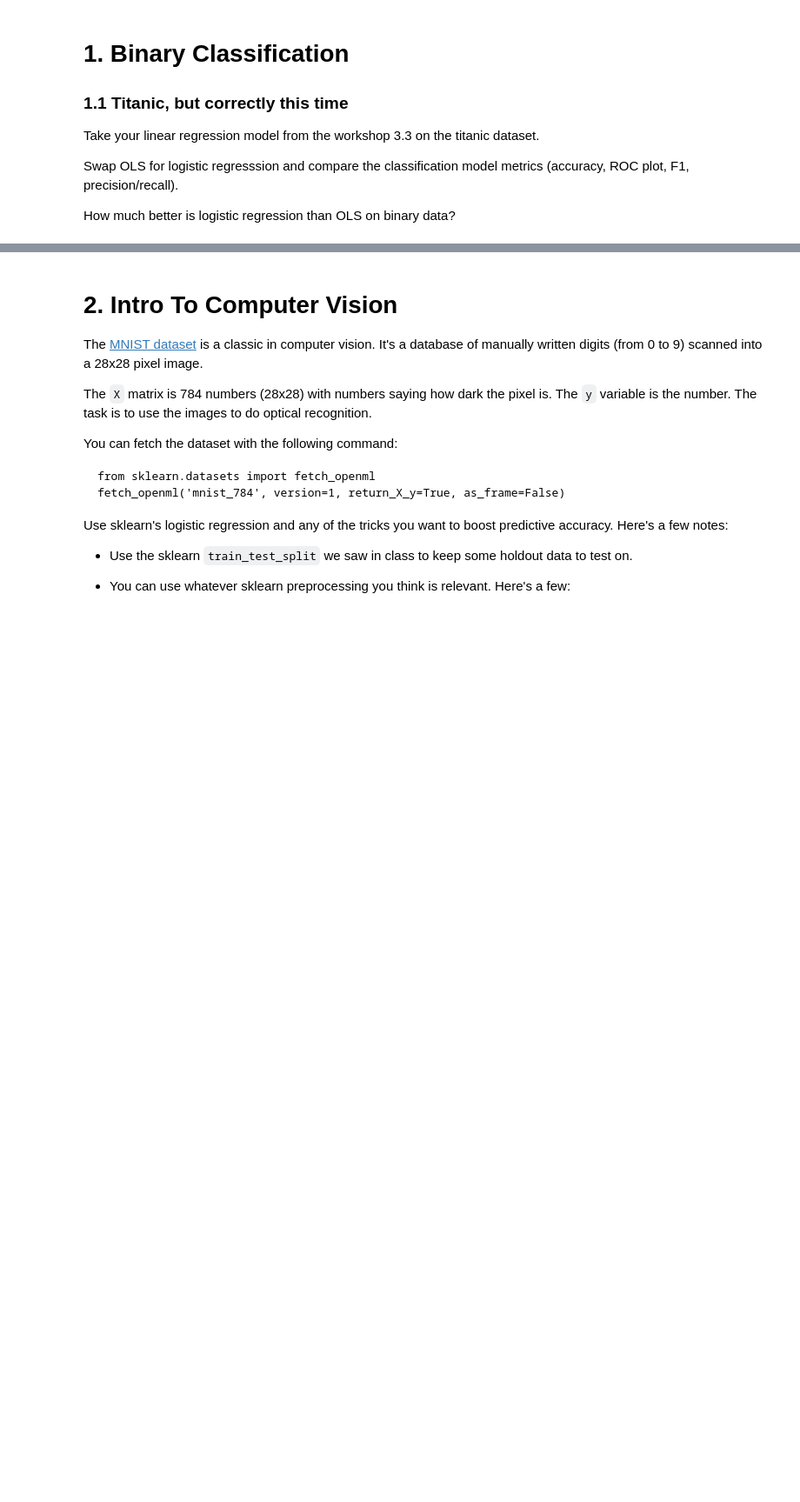
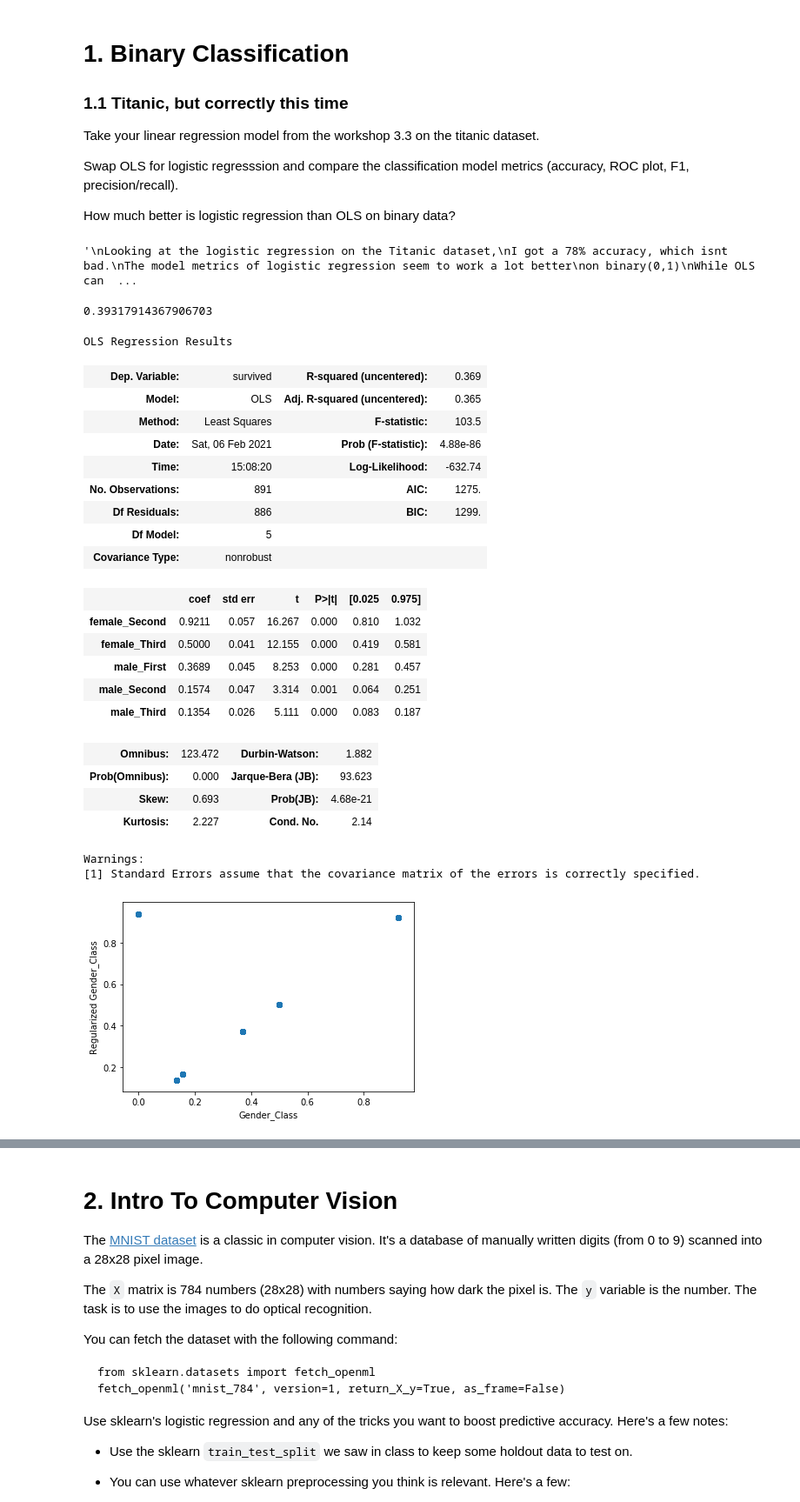
Before and after one commit to cb-ds-1/3-7-glm, a Jupyter notebook: workshop.ipynb, the cells around one changed output, grey strips where cells are left out. Shown at 87% size. Drawn from its saved outputs; the diff is of its cells as text; code cells hidden in the pictures; blank space fills up the shorter version.

```diff
--- a/workshop.ipynb
+++ b/workshop.ipynb
@@ -8,3 +8,15 @@ Take your linear regression model from the workshop 3.3 on the titanic dataset.
 Swap OLS for logistic regresssion and compare the classification model metrics (accuracy, ROC plot, F1, precision/recall).
 
 How much better is logistic regression than OLS on binary data?
+# %%
+"""
+Looking at the logistic regression on the Titanic dataset,
+I got a 78% accuracy, which isnt bad.
+The model metrics of logistic regression seem to work a lot better
+on binary(0,1)
+While OLS can go beyond the binary, Logistic regression fits
+it a lot better, just because it focuses on binary data which my model
+is using with Gender_class.
+"""
+# %% [output]
+'\nLooking at the logistic regression on the Titanic dataset,\nI got a 78% accuracy, which isnt bad.\nThe model metrics of logistic regression seem to work a lot better\non binary(0,1)\nWhile OLS can  ...
@@ -10,0 +33,50 @@ How much better is logistic regression than OLS on binary data?
+# %%
+dft = sns.load_dataset('titanic')
+
+dft['gender_class'] = dft.sex.astype(str) + '_' + dft['class'].astype(str)
+# %%
+from sklearn.metrics import r2_score
+
+titanic_x = pd.get_dummies(dft['gender_class'], drop_first=True)
+titanic_y = dft['survived']
+
+titanic_model1 = sm.OLS(titanic_y,titanic_x).fit(alpha = 0.5)
+titanic_prediction1 = titanic_model1.predict(titanic_x)
+clf = Ridge(alpha=1.0)
+clf.fit(titanic_x, titanic_y)
+y_prediction_regularized = clf.predict(titanic_x)
+titanic_prediction_reg = titanic_model1.predict(titanic_x)
+r2 = r2_score(titanic_y,y_prediction_regularized)
+print(r2)
+
+
+plt.scatter(titanic_prediction1, y_prediction_regularized)
+
+plt.xlabel("Gender_Class")
+plt.ylabel("Regularized Gender_Class")
+titanic_model1.summary()
+# %% [output]
+0.39317914367906703
+OLS Regression Results
+| Dep. Variable: | survived | R-squared (uncentered): | 0.369 |
+| Model: | OLS | Adj. R-squared (uncentered): | 0.365 |
+| Method: | Least Squares | F-statistic: | 103.5 |
+| Date: | Sat, 06 Feb 2021 | Prob (F-statistic): | 4.88e-86 |
+| Time: | 15:08:20 | Log-Likelihood: | -632.74 |
+| No. Observations: | 891 | AIC: | 1275. |
+| Df Residuals: | 886 | BIC: | 1299. |
+| Df Model: | 5 |  |  |
+| Covariance Type: | nonrobust |  |  |
+|  | coef | std err | t | P>|t| | [0.025 | 0.975] |
+| female_Second | 0.9211 | 0.057 | 16.267 | 0.000 | 0.810 | 1.032 |
+| female_Third | 0.5000 | 0.041 | 12.155 | 0.000 | 0.419 | 0.581 |
+| male_First | 0.3689 | 0.045 | 8.253 | 0.000 | 0.281 | 0.457 |
+| male_Second | 0.1574 | 0.047 | 3.314 | 0.001 | 0.064 | 0.251 |
+| male_Third | 0.1354 | 0.026 | 5.111 | 0.000 | 0.083 | 0.187 |
+| Omnibus: | 123.472 | Durbin-Watson: | 1.882 |
+| Prob(Omnibus): | 0.000 | Jarque-Bera (JB): | 93.623 |
+| Skew: | 0.693 | Prob(JB): | 4.68e-21 |
+| Kurtosis: | 2.227 | Cond. No. | 2.14 |
+Warnings:
+[1] Standard Errors assume that the covariance matrix of the errors is correctly specified.
+[figure, added]
```
Also changed, not shown: parts of 29 cells of this notebook.
